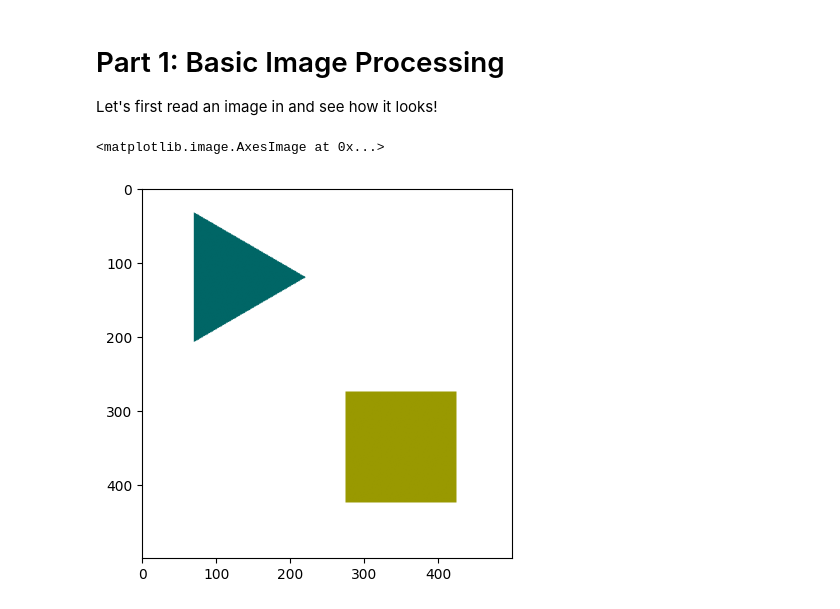
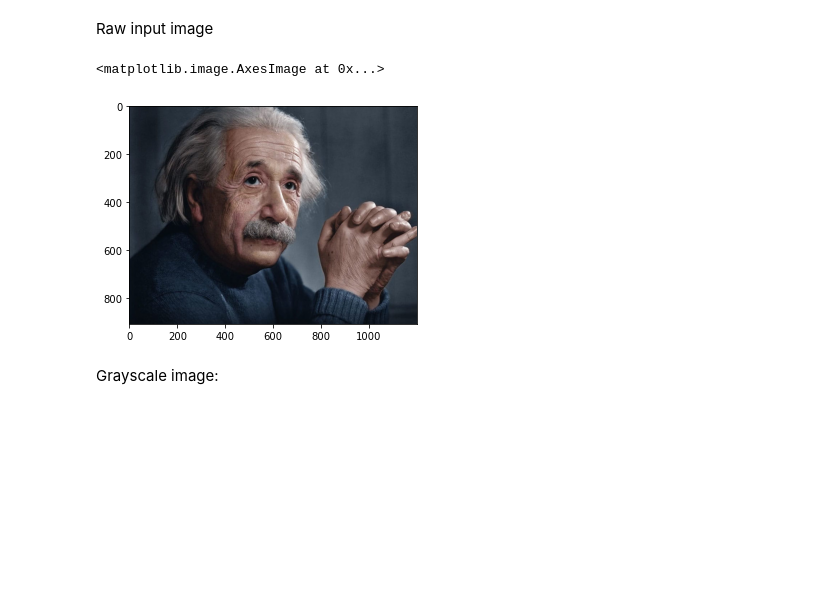
Before and after one commit to luluhtutt/Picxtoon, a Jupyter notebook: toon-demo.ipynb, the cells around one changed output. Drawn from its saved outputs; the diff is of its cells as text; code cells hidden in the pictures; blank space fills up the shorter version.

```diff
--- a/toon-demo.ipynb
+++ b/toon-demo.ipynb
@@ -3,15 +3,16 @@
 import toon
 import matplotlib.pyplot as plt
 import numpy as np
-# %% [markdown]
-# Part 1: Basic Image Processing
-
-Let's first read an image in and see how it looks!
+# %% [markdown]
+Raw input image
+# %%
+img = toon.imread('data/albert.jpeg')
+plt.imshow(img)
+# %% [output]
+<matplotlib.image.AxesImage at 0x...>
+[figure, added]
+# %% [markdown]
+Grayscale image:
 # %%
-img = toon.imread('data/test.png')
-plt.imshow(img)
 # grayscale = toon.gray_scale(img)
 # plt.imshow(grayscale)
-# %% [output]
-<matplotlib.image.AxesImage at 0x...>
-[figure, removed]
```
Also changed, not shown: 1 other file.
